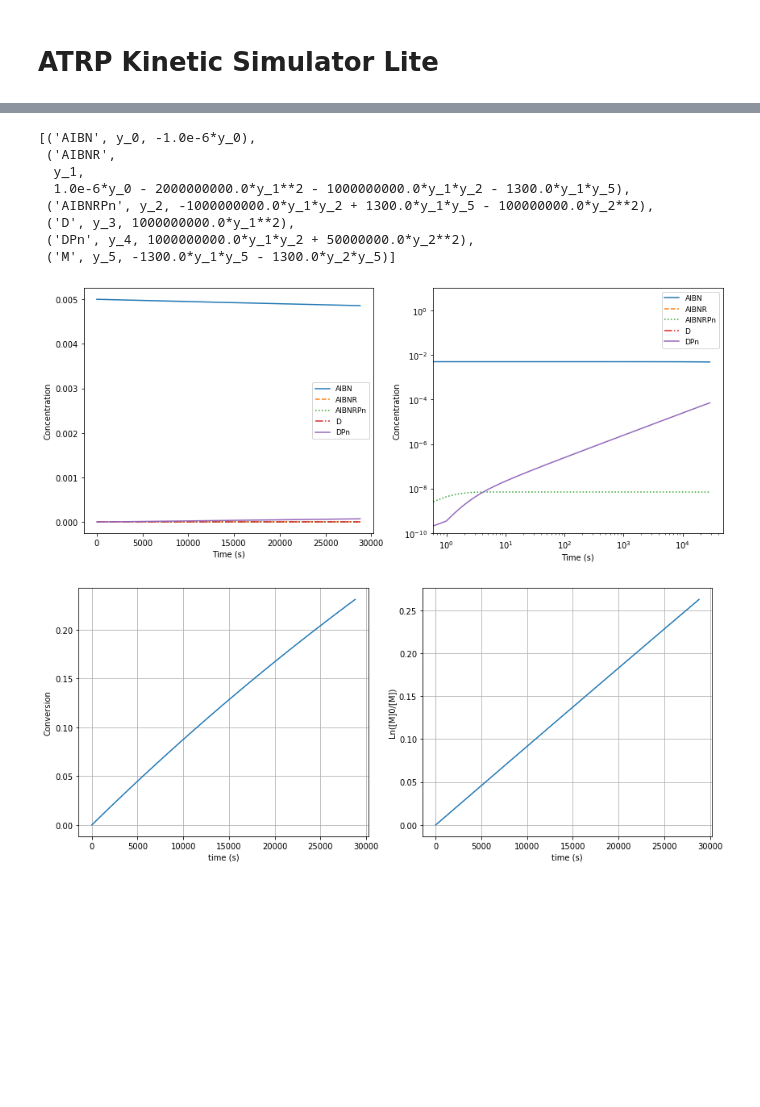
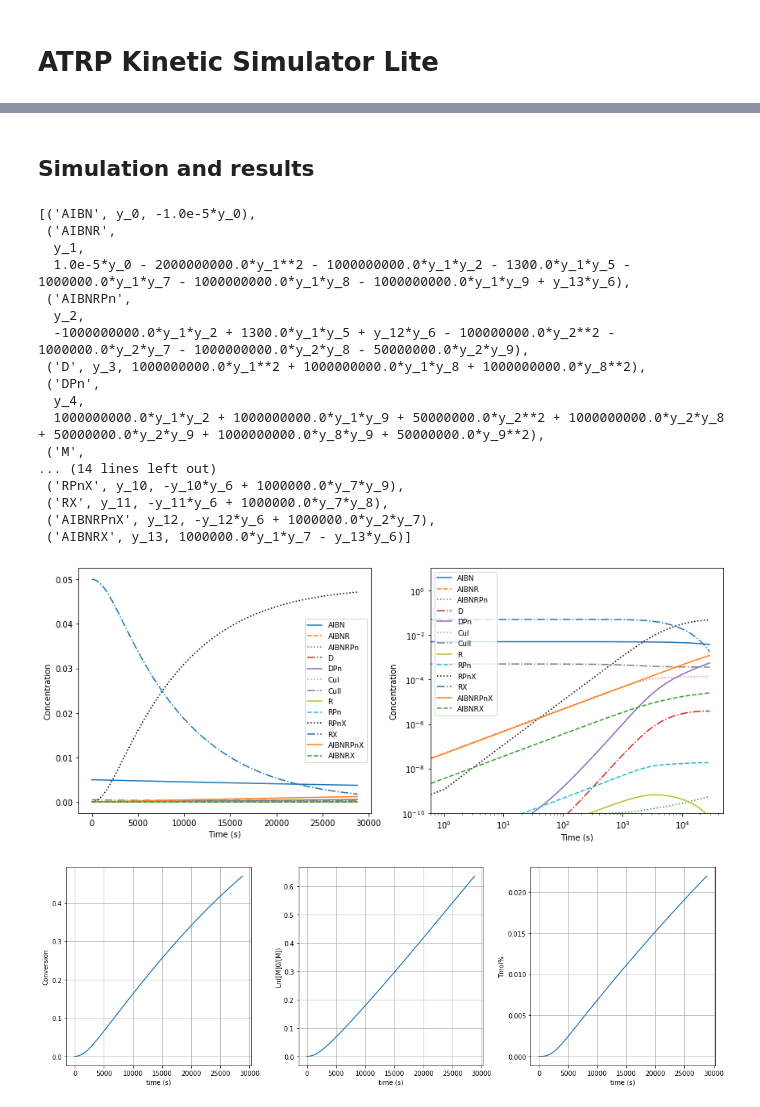
Before and after one commit to wangyu16/PolymerScienceEducation, a Jupyter notebook: ATRP_Kinetic_Simulator_Lite.ipynb, the cells around one changed output, grey strips where cells are left out. Saved outputs shown, nothing was run; the diff lists cells and outputs as text; code cells hidden in the pictures; blank space fills up the shorter version.

```diff
--- a/ATRP_Kinetic_Simulator_Lite.ipynb
+++ b/ATRP_Kinetic_Simulator_Lite.ipynb
@@ -29,7 +33,7 @@ import csv
 # 'cfa' for ATRP by continuous feeding of activators;
 # 'icar' for ICAR ATRP.
 
-Poly_type = 'conven'
+Poly_type = 'icar'
 # %%
 #################
 # Reaction time #
@@ -63,7 +67,7 @@ rsys = ReactionSystem.from_string("""
 
 if Poly_type is 'conven' or Poly_type is 'icar':
     rsys = rsys + ReactionSystem.from_string("""
-        AIBN -> AIBNR; 1e-6
+        AIBN -> AIBNR; 1e-5
         AIBNR + M -> AIBNRPn; 1.3e3
         AIBNRPn + M -> AIBNRPn; 1.3e3
         AIBNR + AIBNR -> D; 1e9
@@ -91,7 +95,7 @@ if Poly_type is not 'conven':
         RPn + R -> DPn; 1e9
         RPn + RPn -> DPn; 5e7
         """, substance_factory=Substance)
-    c0.update({'CuI': 0.025, 'RX': 0.05, 'CuII': 0.0001, 'R': 0, 'RPnX':0, 'RPn': 0})
+    c0.update({'CuI': 0, 'RX': 0.05, 'CuII': 0.0005, 'R': 0, 'RPnX':0, 'RPn': 0})
 
 ##################
 # AGET and ARGET #
@@ -102,9 +106,9 @@ if Poly_type is not 'conven':
 
 if Poly_type is 'arget':
     rsys = rsys + ReactionSystem.from_string("""
-        Reduc + CuII -> ReducX + CuI; 1e-3
+        Reduc + CuII -> ReducX + CuI; 1e-1
         """, substance_factory=Substance)
-    c0.update({'Reduc': 0.005, 'ReducX':0})
+    c0.update({'Reduc': 0.025, 'ReducX':0})
 
 #########
 # eATRP #
@@ -116,9 +120,9 @@ if Poly_type is 'arget':
 
 if Poly_type is 'eatrp':
     rsys = rsys + ReactionSystem.from_string("""
-        e + CuII -> CuI; 1e-8
+        elec + CuII -> CuI; 1e-4
         """, substance_factory=Substance)
-    c0.update({'Reduc': 10, 'ReducX':0})
+    c0.update({'elec': 10})
 
 
 ######################
@@ -167,3 +180,5 @@ rsys
+# %% [markdown]
+## Simulation and results
 # %%
 # Intigrate the differential equations.
 
@@ -175,18 +190,27 @@ kineticeq
 
 # Show the differential equations.
 # %% [output]
-[('AIBN', y_0, -1.0e-6*y_0),
+[('AIBN', y_0, -1.0e-5*y_0),
  ('AIBNR',
   y_1,
-  1.0e-6*y_0 - 2000000000.0*y_1**2 - 1000000000.0*y_1*y_2 - 1300.0*y_1*y_5),
- ('AIBNRPn', y_2, -1000000000.0*y_1*y_2 + 1300.0*y_1*y_5 - 100000000.0*y_2**2),
- ('D', y_3, 1000000000.0*y_1**2),
- ('DPn', y_4, 1000000000.0*y_1*y_2 + 50000000.0*y_2**2),
- ('M', y_5, -1300.0*y_1*y_5 - 1300.0*y_2*y_5)]
+  1.0e-5*y_0 - 2000000000.0*y_1**2 - 1000000000.0*y_1*y_2 - 1300.0*y_1*y_5 - 1000000.0*y_1*y_7 - 1000000000.0*y_1*y_8 - 1000000000.0*y_1*y_9 + y_13*y_6),
+ ('AIBNRPn',
+  y_2,
+  -1000000000.0*y_1*y_2 + 1300.0*y_1*y_5 + y_12*y_6 - 100000000.0*y_2**2 - 1000000.0*y_2*y_7 - 1000000000.0*y_2*y_8 - 50000000.0*y_2*y_9),
+ ('D', y_3, 1000000000.0*y_1**2 + 1000000000.0*y_1*y_8 + 1000000000.0*y_8**2),
+ ('DPn',
+  y_4,
+  1000000000.0*y_1*y_2 + 1000000000.0*y_1*y_9 + 50000000.0*y_2**2 + 1000000000.0*y_2*y_8 + 50000000.0*y_2*y_9 + 1000000000.0*y_8*y_9 + 50000000.0*y_9**2),
+ ('M',
+... (14 lines left out)
+ ('RPnX', y_10, -y_10*y_6 + 1000000.0*y_7*y_9),
+ ('RX', y_11, -y_11*y_6 + 1000000.0*y_7*y_8),
+ ('AIBNRPnX', y_12, -y_12*y_6 + 1000000.0*y_2*y_7),
+ ('AIBNRX', y_13, 1000000.0*y_1*y_7 - y_13*y_6)]
 # %%
 fig, axes = plt.subplots(1, 2, figsize=(12, 5))
 for ax in axes:
-     _ = result.plot(names=[k for k in rsys.substances if k != 'CuIsour'and k != 'M' and k!= 'e'], ax=ax)
+     _ = result.plot(names=[k for k in rsys.substances if k != 'CuIsour'and k != 'M' and k!= 'elec'], ax=ax)
      _ = ax.legend(loc='best', prop={'size': 9})
      _ = ax.set_xlabel('Time (s)')
      _ = ax.set_ylabel('Concentration')
@@ -198,26 +222,36 @@ _ = fig.tight_layout()
 # Plot the concentrations of all species vs time
 # except those of monomer, CuI source in continuous feeding and electrons in eATRP.
 # %% [output]
-[figure, old version]
+[figure, new version]
 # %%
 # Get monomer concentration and calculate conversion.
 
 x=list(rsys.substances.keys()).index('M')
-ConcM=result[1][:,x]
+ConcM=list(result[1][:,x])
 ConvM =list((ConcM[0]-ConcM)/ConcM[0])
 LnM = list(np.log(ConcM[0]/ConcM))
-Monomer = [list(result[0]),ConcM,ConvM,LnM]
+
+
+# Get mole percent of end group loss, i.e., Tmol%.
+if Poly_type is not 'conven':
+    x=list(rsys.substances.keys()).index('RX')
+    y=list(rsys.substances.keys()).index('RPnX')
+    Tmol = list((result[1][0,x]-result[1][:,x]-result[1][:,y])/result[1][0,x])
+else:
+    Tmol = [0]*len(result[0])
+result_cal = [list(result[0]),ConcM,ConvM,LnM,Tmol]
 # %%
 # Plot monomer conversion vs. time and first order kinetic plot.
 
-fig, axes = plt.subplots(1, 2, figsize=(12, 5))
+fig, axes = plt.subplots(1, 3, figsize=(15, 5))
 i=2
 for ax in axes:
-    _ = ax.plot(Monomer[0], Monomer[i])
+    _ = ax.plot(result_cal[0], result_cal[i])
     _ = ax.grid()
     i=i+1
 _ = axes[0].set(xlabel='time (s)', ylabel='Conversion')
 _ = axes[1].set(xlabel='time (s)', ylabel='Ln([M]0/[M])')
+_ = axes[2].set(xlabel='time (s)', ylabel='Tmol%')
 _ = fig.tight_layout()
 # %% [output]
-[figure, old version]
+[figure, new version]
```
Also changed, not shown: parts of 11 cells of this notebook.
